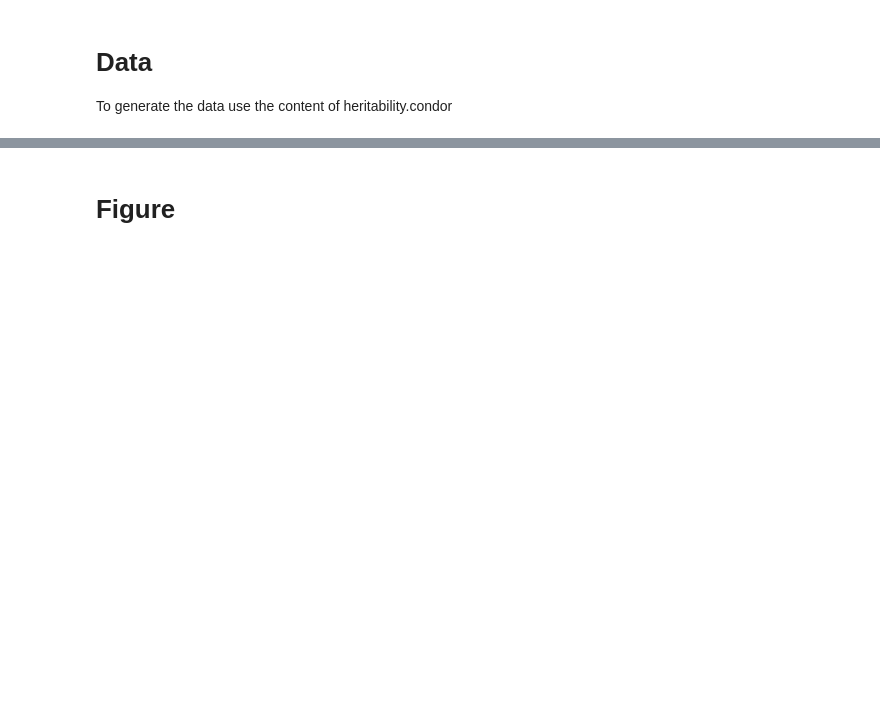
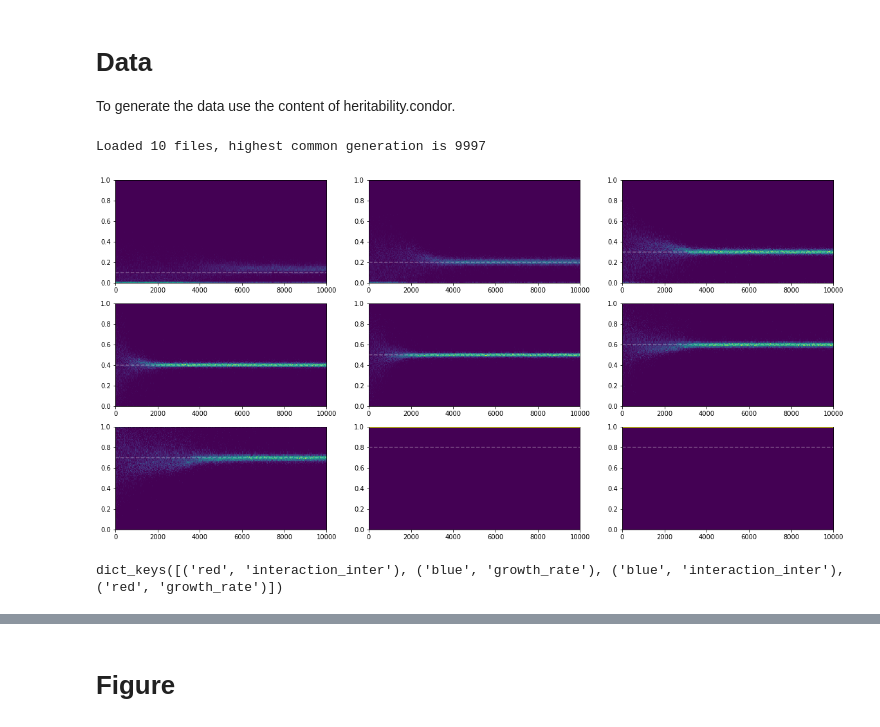
Before and after one commit to elifesciences-publications/estaudel, a Jupyter notebook: evolution_of_heredity/heritability.ipynb, the cells around one changed output, grey strips where cells are left out. Saved outputs shown, nothing was run; the diff lists cells and outputs as text; code cells hidden in the pictures; blank space fills up the shorter version.

```diff
--- a/evolution_of_heredity/heritability.ipynb
+++ b/evolution_of_heredity/heritability.ipynb
@@ -9,6 +24,33 @@ import numpy as np
 # %% [markdown]
 # Data
 
-To generate the data use the content of heritability.condor
+To generate the data use the content of heritability.condor.
-# %%
-data = [escaffolding.load(x) for x in glob.glob("out/heritability*.pkle") if 'last' not in x]
+# %%
+data = []
+for x in glob.glob("out/heritability*.pkle"):
+    if 'last' in x:
+        pass
+    else:
+        try:
+            data.append(escaffolding.load(x))
+            p.extract(data[-1], complete=False)
+        except Exception as ex:
+            print('error', x, ex)
+
+data = sorted(data, key= lambda x: x.parameters['goal'])
+gmax = min([len(d.parents) for d in data])-3
+
+print("Loaded {} files, highest common generation is {}".format(len(data), gmax))
+# %% [output]
+Loaded 10 files, highest common generation is 9997
+# %%
+fig, axes = plt.subplots(3,3,figsize=(20,10))
+for d,ax in zip(data,axes.flatten()):
+    ax.imshow(d.data['cp_density'], aspect='auto', extent=(0,gmax,0,1))
+    ax.hlines(d.parameters['goal'],0,gmax, color='white', linestyles='--', alpha=0.3)
+# %% [output]
+[figure, added]
+# %%
+d.data['individual_traits_density'].keys()
+# %% [output]
+dict_keys([('red', 'interaction_inter'), ('blue', 'growth_rate'), ('blue', 'interaction_inter'), ('red', 'growth_rate')])
```
Also changed, not shown: parts of 8 cells of this notebook.
